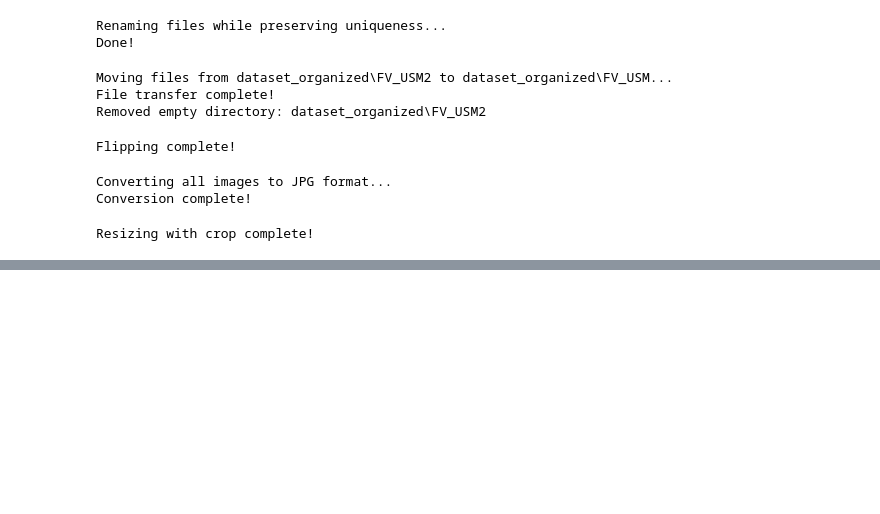
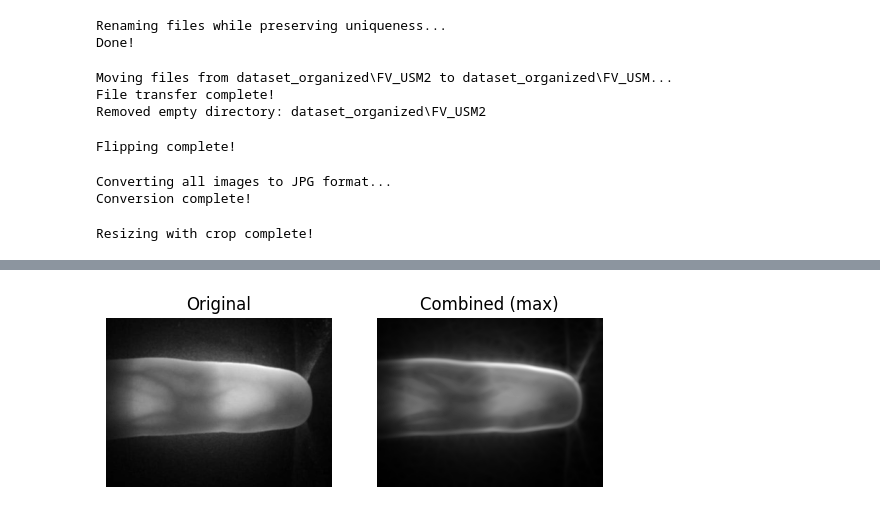
Before and after one commit to Adam-K2/BIO_project, a Jupyter notebook: gabor_filter.ipynb, the cells around one changed output, grey strips where cells are left out. Drawn from its saved outputs; the diff is of its cells as text; code cells hidden in the pictures; blank space fills up the shorter version.

```diff
--- a/gabor_filter.ipynb
+++ b/gabor_filter.ipynb
@@ -338,0 +418,22 @@ Resizing with crop complete!
+# %%
+# For "dataset/001_10.jpg"
+# Original and normalized
+plt.subplot(1, 2, 1)
+plt.imshow(img, cmap='gray')
+plt.title("Original")
+plt.axis('off')
+# plt.show()
+
+# plt.imshow(img_norm, cmap='gray')
+# plt.title("Normalized")
+# plt.axis('off')
+# plt.show()
+
+# Combined
+plt.subplot(1, 2, 2)
+plt.imshow(combined_norm, cmap='gray')
+plt.title("Combined (max)")
+plt.axis('off')
+plt.show()
+# %% [output]
+[figure, added]
```
Also changed, not shown: parts of 5 cells of this notebook.
